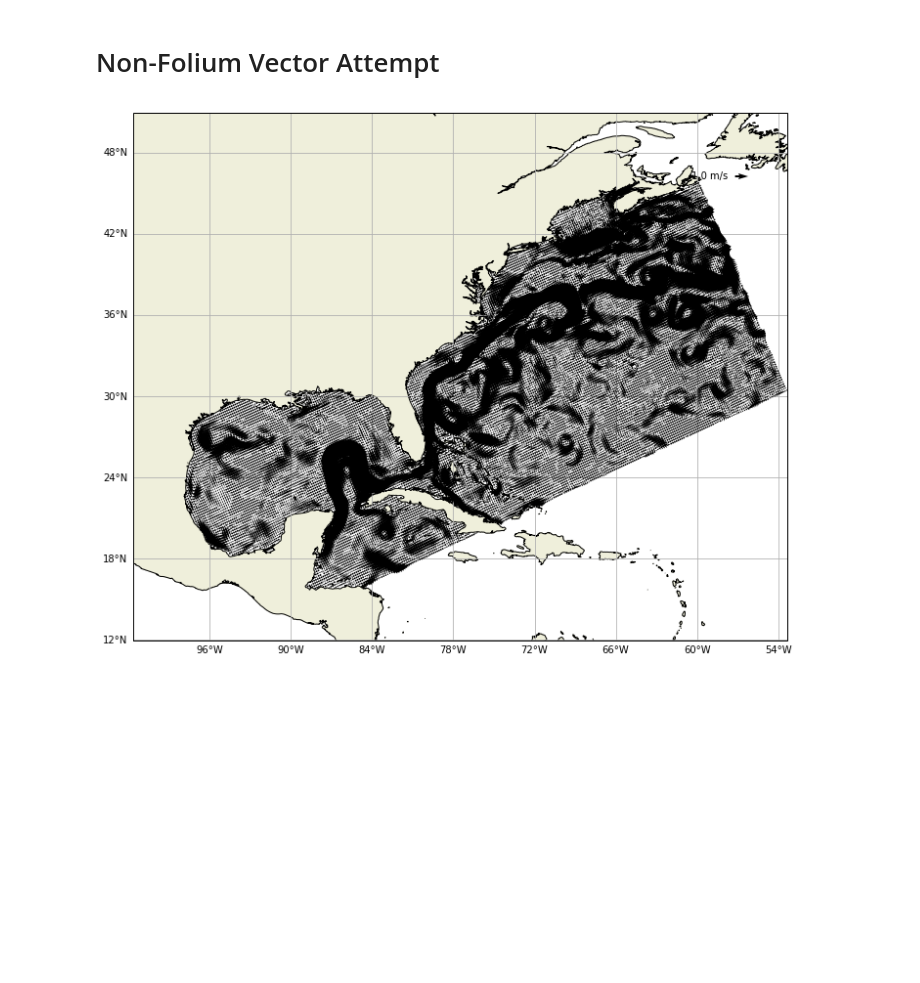
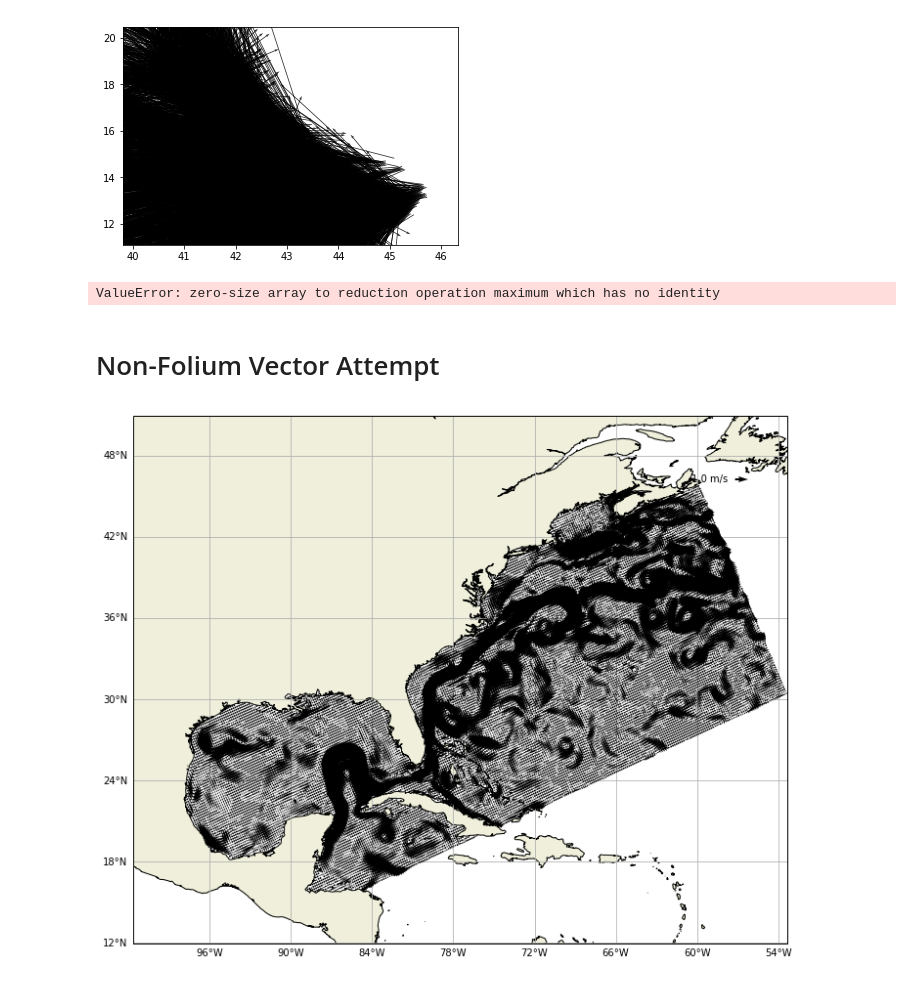
Before and after one commit to gdoney1701/COAWST-Test, a Jupyter notebook: Folium Vectors.ipynb, the cells around one changed output. Saved outputs shown, nothing was run; the diff lists cells and outputs as text; code cells hidden in the pictures; blank space fills up the shorter version.

```diff
--- a/Folium Vectors.ipynb
+++ b/Folium Vectors.ipynb
@@ -19,0 +91,5 @@ lon, lat = np.meshgrid(lon, lat)
+# %%
+tidx = -1       # just get the final frame, for now.
+scale = .02 ## This variable can be played with to determine arrow size
+isub = 3
+url = 'http://geoport.whoi.edu/thredds/dodsC/examples/bora_feb.nc'
@@ -20,3 +153,41 @@ lon, lat = np.meshgrid(lon, lat)
+# %%
+def rot2d(x, y, ang):
+    '''rotate vectors by geometric angle'''
+    xr = x*np.cos(ang) - y*np.sin(ang)
+    yr = x*np.sin(ang) + y*np.cos(ang)
+    return xr, yr
+# %%
+nc = netCDF4.Dataset(url)
+mask = nc.variables['mask_rho'][:]
+lon_rho = nc.variables['lon_rho'][:]
+lat_rho = nc.variables['lat_rho'][:]
+anglev = nc.variables['angle'][:]
+
+u = nc.variables['u'][tidx, -1, :, :]
+v = nc.variables['v'][tidx, -1, :, :]
+
+u = shrink(u, mask[1:-1, 1:-1].shape)
+v = shrink(v, mask[1:-1, 1:-1].shape)
+
+u, v = rot2d(u, v, anglev[1:-1, 1:-1])
+# %%
+lon_c = lon_rho[1:-1, 1:-1]
+lat_c = lat_rho[1:-1, 1:-1]
+# %%
+import matplotlib.pyplot as plt
+
+fig, ax = plt.subplots()
+
+kw = dict(color='black', alpha=0.8, scale=1)
+q = ax.quiver(lat_c, lon_c, u, v, **kw)
+# %% [output]
+[figure, added]
+# %%
+import mplleaflet
+
+gj = mplleaflet.fig_to_geojson(fig=fig)
+# %% [output]
+ValueError: zero-size array to reduction operation maximum which has no identity
 # %% [markdown]
 # Non-Folium Vector Attempt
 # %%
```
Also changed, not shown: parts of 12 cells of this notebook.
